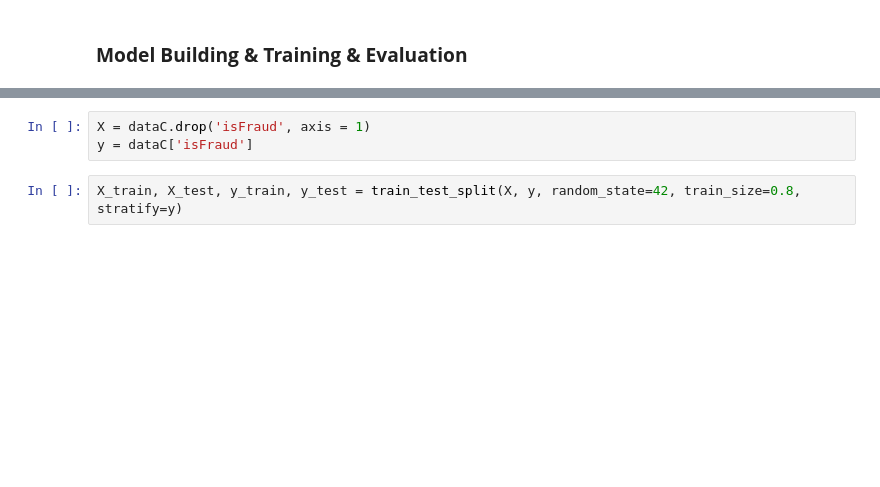
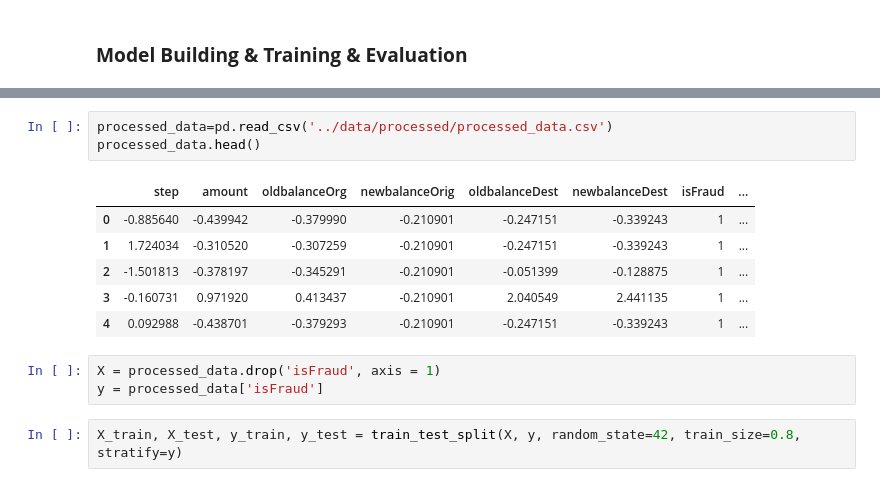
Before and after one commit to HajarLHA/Fraud_Prediction, a Jupyter notebook: notebooks/02_Model.ipynb, the cells around one changed output, grey strips where cells are left out. Drawn from its saved outputs; the diff is of its cells as text; blank space fills up the shorter version.

```diff
--- a/notebooks/02_Model.ipynb
+++ b/notebooks/02_Model.ipynb
@@ -75,6 +24,16 @@ def plot_roc_curve(y_true, y_pred, model_name="Model"):
+# %%
+processed_data=pd.read_csv('../data/processed/processed_data.csv')
+processed_data.head()
+# %% [output]
+|  | step | amount | oldbalanceOrg | newbalanceOrig | oldbalanceDest | newbalanceDest | isFraud | ... |
+| 0 | -0.885640 | -0.439942 | -0.379990 | -0.210901 | -0.247151 | -0.339243 | 1 | ... |
+| 1 | 1.724034 | -0.310520 | -0.307259 | -0.210901 | -0.247151 | -0.339243 | 1 | ... |
+| 2 | -1.501813 | -0.378197 | -0.345291 | -0.210901 | -0.051399 | -0.128875 | 1 | ... |
+| 3 | -0.160731 | 0.971920 | 0.413437 | -0.210901 | 2.040549 | 2.441135 | 1 | ... |
+| 4 | 0.092988 | -0.438701 | -0.379293 | -0.210901 | -0.247151 | -0.339243 | 1 | ... |
 # %%
-X = dataC.drop('isFraud', axis = 1)
-y = dataC['isFraud']
+X = processed_data.drop('isFraud', axis = 1)
+y = processed_data['isFraud']
 # %%
 X_train, X_test, y_train, y_test = train_test_split(X, y, random_state=42, train_size=0.8, stratify=y)
 # %% [markdown]
```
Also changed, not shown: parts of 4 cells of this notebook, 12 other files.
